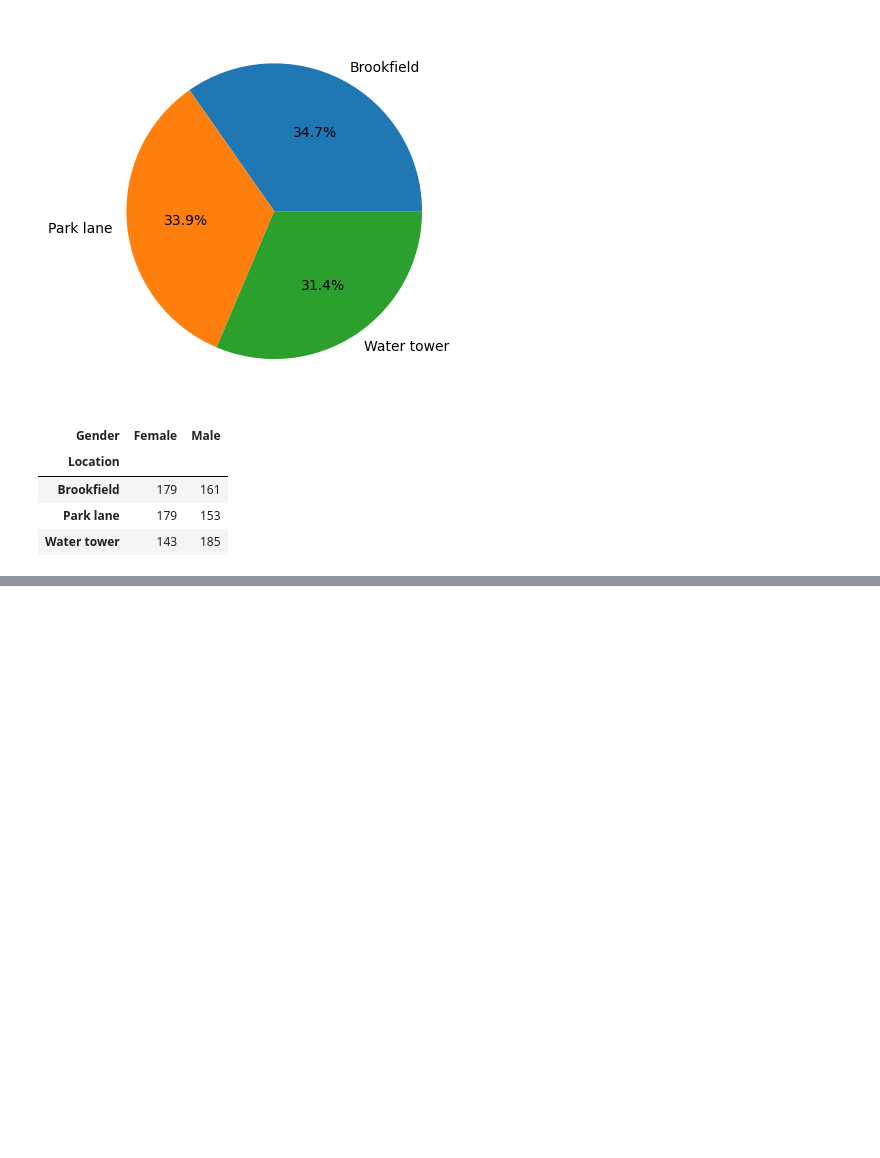
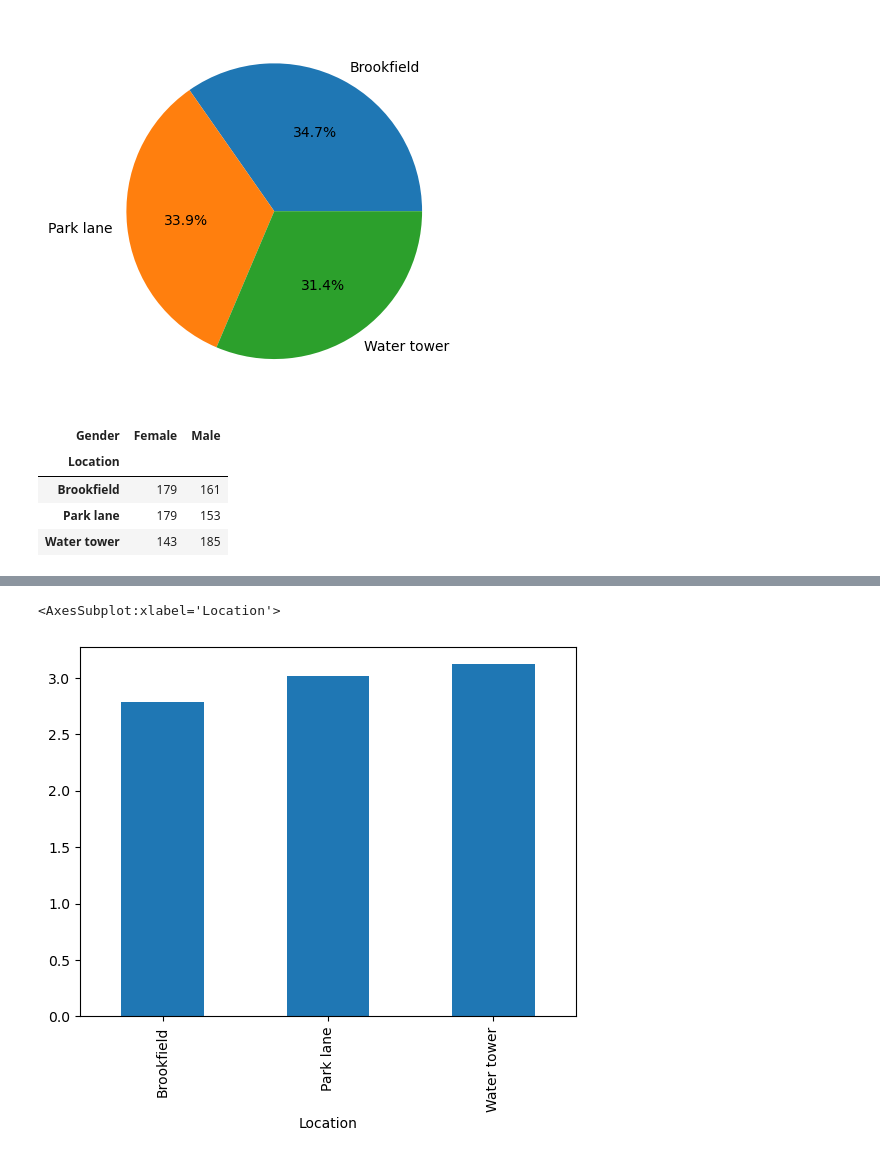
Before and after one commit to Joshi-kv/Sales_Analysis, a Jupyter notebook: supermarket_sales_analysis.ipynb, the cells around one changed output, grey strips where cells are left out. Saved outputs shown, nothing was run; the diff lists cells and outputs as text; code cells hidden in the pictures; blank space fills up the shorter version.

Commit message:
finding which branch has more rating

```diff
--- a/supermarket_sales_analysis.ipynb
+++ b/supermarket_sales_analysis.ipynb
@@ -244,0 +243,7 @@ members.unstack(level=0).plot(kind='bar')
+# %%
+#which branch has more rating
+rating=data.groupby('Location').mean()['Rating']
+rating.plot(kind='bar')
+# %% [output]
+<AxesSubplot:xlabel='Location'>
+[figure, added]
```
Also changed, not shown: parts of 15 cells of this notebook.
